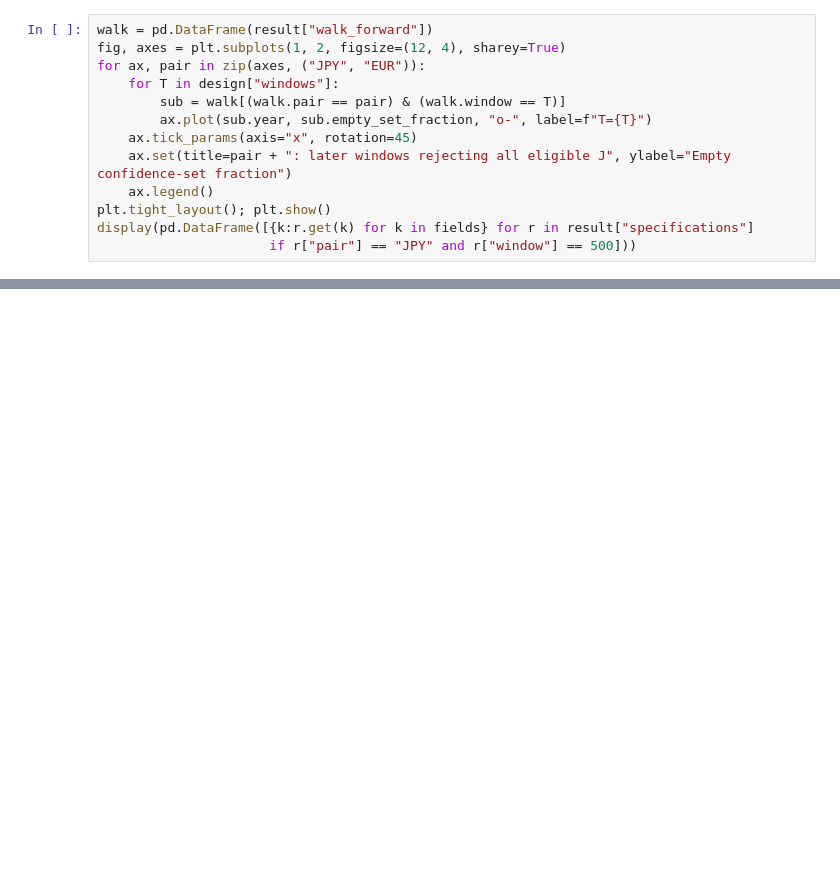
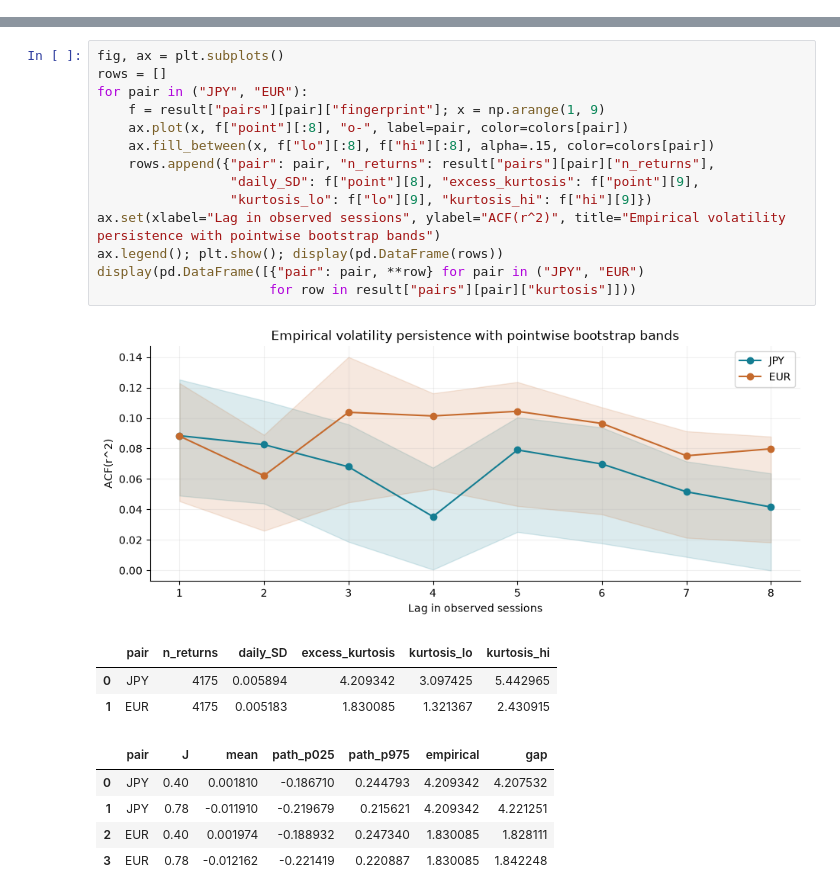
Before and after one commit to mghouse17/PBMRS-1, a Jupyter notebook: Public Repo/notebooks/03_fx_regime_calibration.ipynb, the cells around one changed output, grey strips where cells are left out. Drawn from its saved outputs; the diff is of its cells as text; blank space fills up the shorter version.

```diff
--- a/Public Repo/notebooks/03_fx_regime_calibration.ipynb
+++ b/Public Repo/notebooks/03_fx_regime_calibration.ipynb
@@ -320,13 +0,0 @@ releases. Event/control matching remains retrospective and must not be sold as f
-# %%
-walk = pd.DataFrame(result["walk_forward"])
-fig, axes = plt.subplots(1, 2, figsize=(12, 4), sharey=True)
-for ax, pair in zip(axes, ("JPY", "EUR")):
-    for T in design["windows"]:
-        sub = walk[(walk.pair == pair) & (walk.window == T)]
-        ax.plot(sub.year, sub.empty_set_fraction, "o-", label=f"T={T}")
-    ax.tick_params(axis="x", rotation=45)
-    ax.set(title=pair + ": later windows rejecting all eligible J", ylabel="Empty confidence-set fraction")
-    ax.legend()
-plt.tight_layout(); plt.show()
-display(pd.DataFrame([{k:r.get(k) for k in fields} for r in result["specifications"]
-                      if r["pair"] == "JPY" and r["window"] == 500]))
@@ -625,0 +173,24 @@ All raw, source and simulation manifests validated at notebook start.
+# %%
+fig, ax = plt.subplots()
+rows = []
+for pair in ("JPY", "EUR"):
+    f = result["pairs"][pair]["fingerprint"]; x = np.arange(1, 9)
+    ax.plot(x, f["point"][:8], "o-", label=pair, color=colors[pair])
+    ax.fill_between(x, f["lo"][:8], f["hi"][:8], alpha=.15, color=colors[pair])
+    rows.append({"pair": pair, "n_returns": result["pairs"][pair]["n_returns"],
+                 "daily_SD": f["point"][8], "excess_kurtosis": f["point"][9],
+                 "kurtosis_lo": f["lo"][9], "kurtosis_hi": f["hi"][9]})
+ax.set(xlabel="Lag in observed sessions", ylabel="ACF(r^2)", title="Empirical volatility persistence with pointwise bootstrap bands")
+ax.legend(); plt.show(); display(pd.DataFrame(rows))
+display(pd.DataFrame([{"pair": pair, **row} for pair in ("JPY", "EUR")
+                      for row in result["pairs"][pair]["kurtosis"]]))
+# %% [output]
+[figure, added]
+|  | pair | n_returns | daily_SD | excess_kurtosis | kurtosis_lo | kurtosis_hi |
+| 0 | JPY | 4175 | 0.005894 | 4.209342 | 3.097425 | 5.442965 |
+| 1 | EUR | 4175 | 0.005183 | 1.830085 | 1.321367 | 2.430915 |
+|  | pair | J | mean | path_p025 | path_p975 | empirical | gap |
+| 0 | JPY | 0.40 | 0.001810 | -0.186710 | 0.244793 | 4.209342 | 4.207532 |
+| 1 | JPY | 0.78 | -0.011910 | -0.219679 | 0.215621 | 4.209342 | 4.221251 |
+| 2 | EUR | 0.40 | 0.001974 | -0.188932 | 0.247340 | 1.830085 | 1.828111 |
+| 3 | EUR | 0.78 | -0.012162 | -0.221419 | 0.220887 | 1.830085 | 1.842248 |
```
Also changed, not shown: parts of 65 cells of this notebook, 14 other files.
